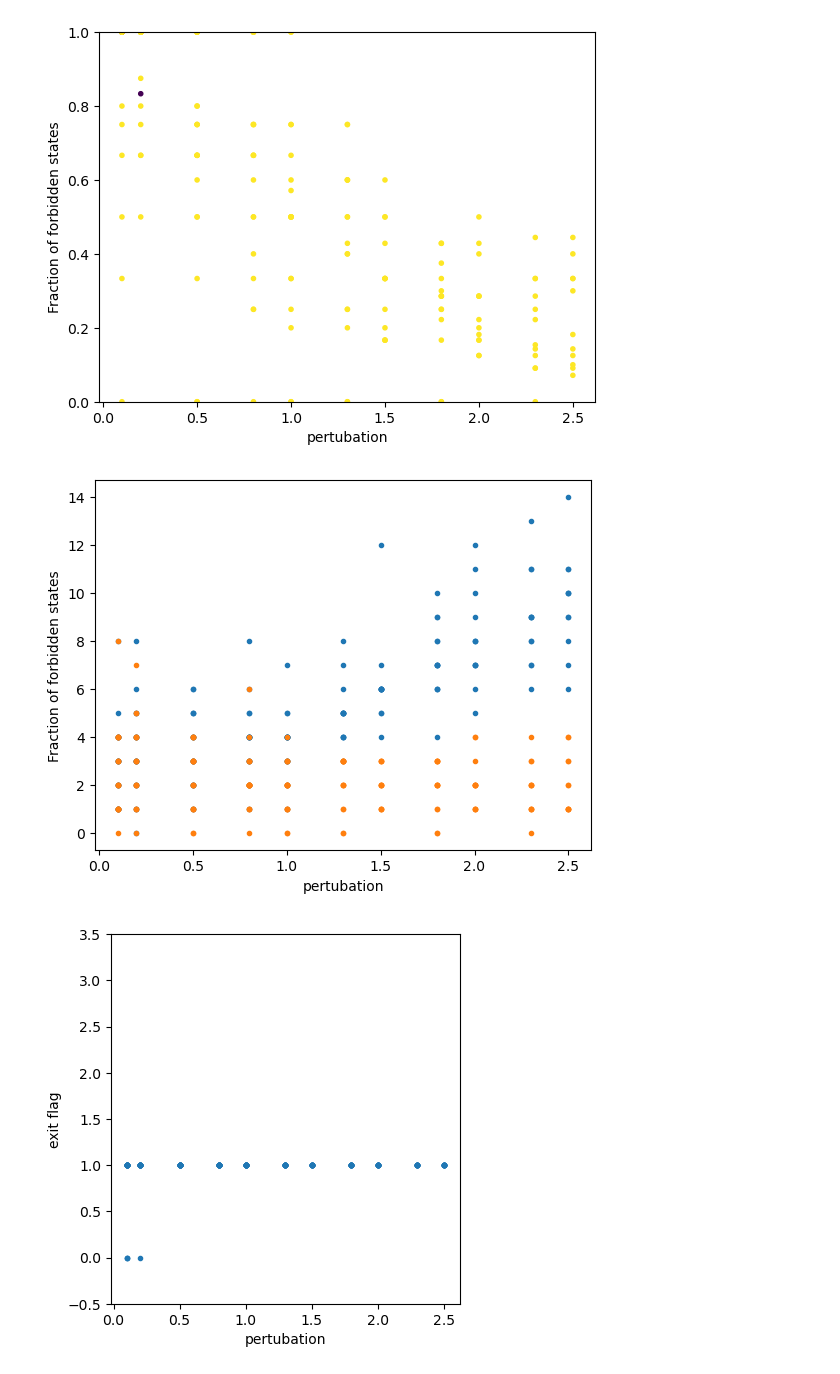
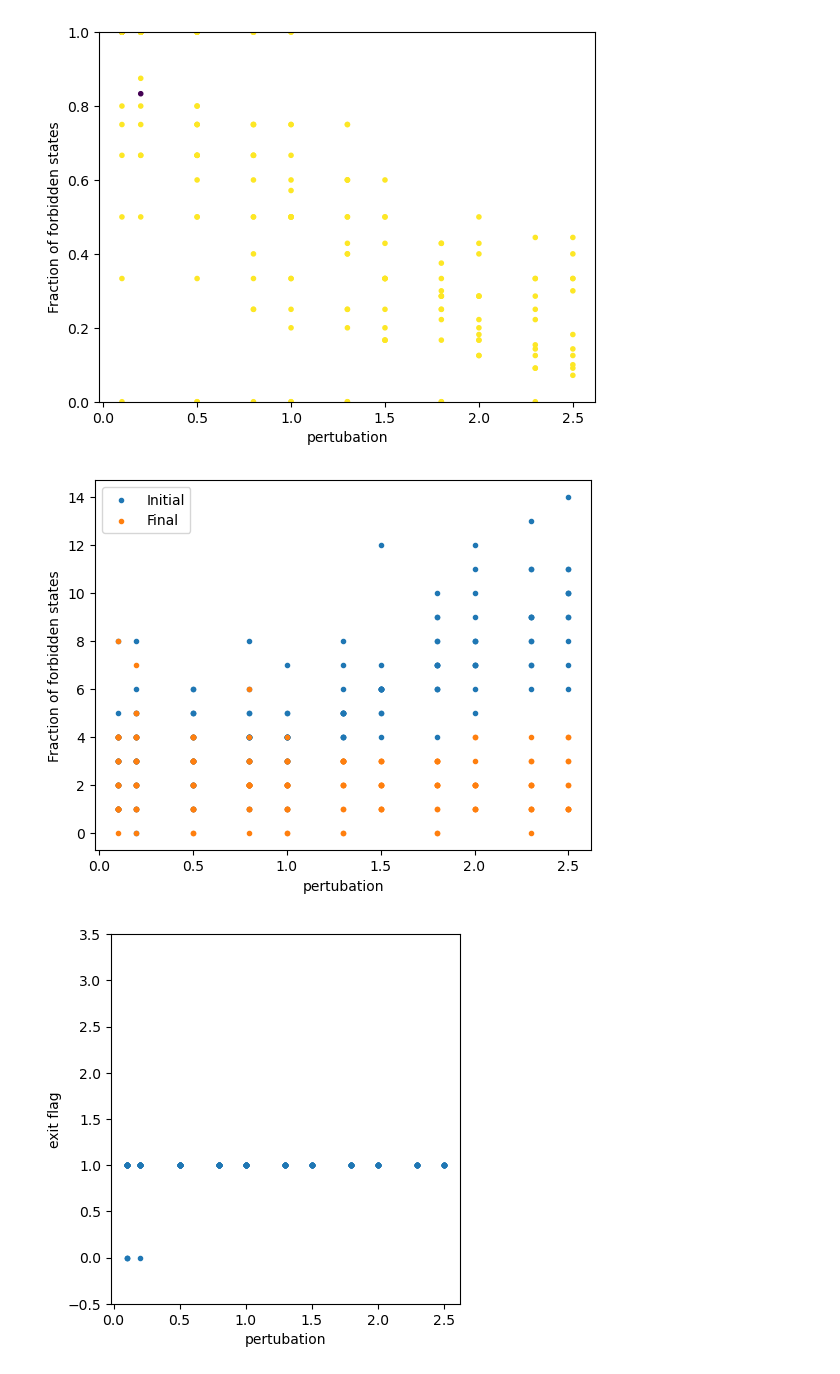
Before and after one commit to bylehn/saxophone, a Jupyter notebook: runs/perturbation_sweep_acoustic/analyze.ipynb, the cells around one changed output. Drawn from its saved outputs; the diff is of its cells as text; code cells hidden in the pictures.

```diff
--- a/runs/perturbation_sweep_acoustic/analyze.ipynb
+++ b/runs/perturbation_sweep_acoustic/analyze.ipynb
@@ -48,17 +48,18 @@ plt.show()
 # %% [output]
 [figure]
 # %%
-plt.scatter(results[:,0], results[:,3], marker='.')
-plt.scatter(results[:,0], results[:,4], marker='.')
+plt.scatter(results[:,0], results[:,3], marker='.', label='Initial')
+plt.scatter(results[:,0], results[:,4], marker='.', label='Final')
 
 plt.xlabel('pertubation')
 plt.ylabel('Fraction of forbidden states')
+plt.legend()
 #plt.gca().set_aspect(10, adjustable='box')
 
 plt.savefig('results_forbidden_states_fraction.jpg')
 plt.show()
 # %% [output]
-[figure, old version]
+[figure, new version]
 # %%
 plt.scatter(results[:,0], results[:,2], cmap = 'jet', marker='.')
 plt.ylim(-0.5 , 3.5)
```
Also changed, not shown: 5 other files.
